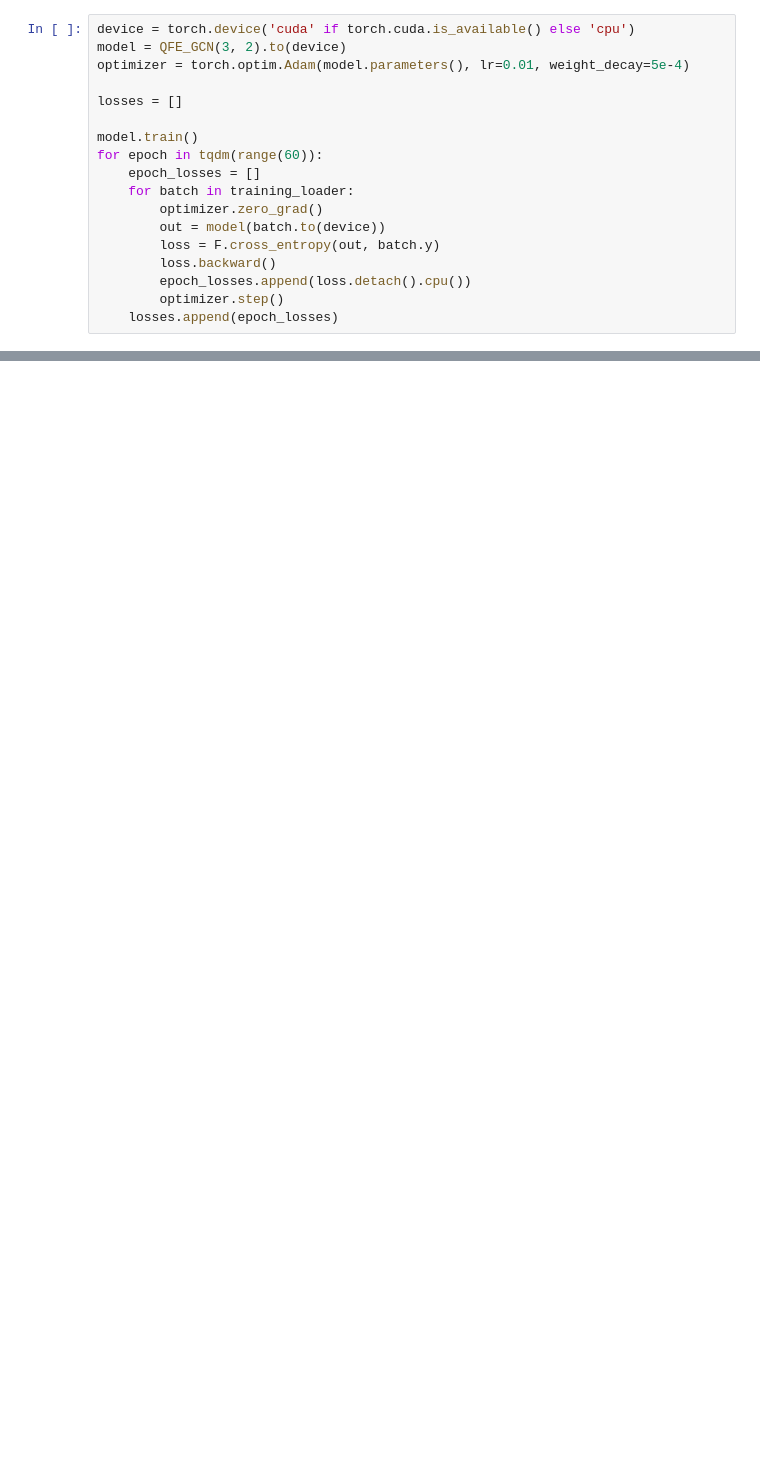
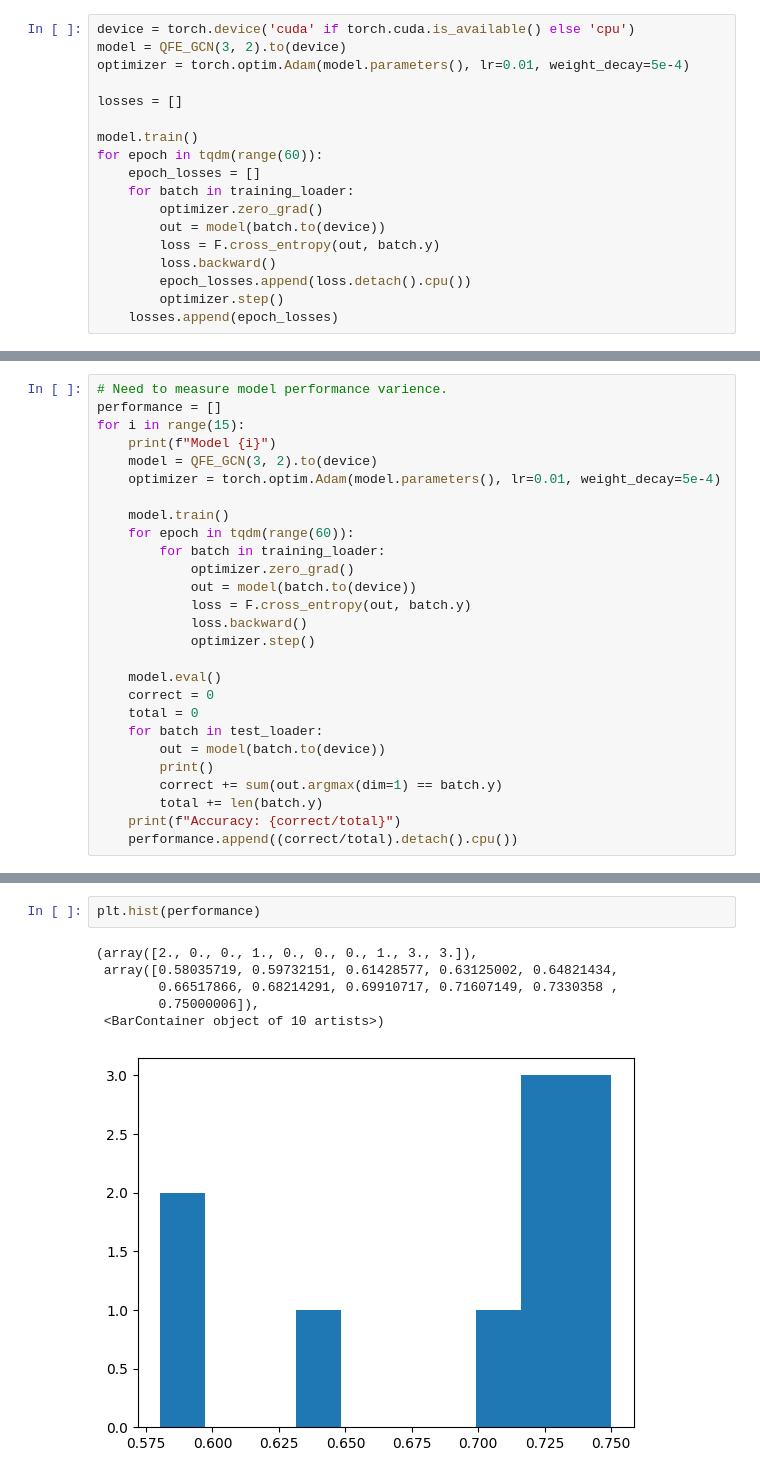
Before and after one commit to jsimonrichard/QFE-Experiments, a Jupyter notebook: PROTEINS_QFE_pennylane.ipynb, the cells around one changed output, grey strips where cells are left out. Cells and saved outputs as stored; diff of their text form; blank space fills up the shorter version.

```diff
--- a/PROTEINS_QFE_pennylane.ipynb
+++ b/PROTEINS_QFE_pennylane.ipynb
@@ -136,0 +152,27 @@ Accuracy: 0.7767857313156128
+# %%
+# Need to measure model performance varience.
+performance = []
+for i in range(15):
+    print(f"Model {i}")
+    model = QFE_GCN(3, 2).to(device)
+    optimizer = torch.optim.Adam(model.parameters(), lr=0.01, weight_decay=5e-4)
+
+    model.train()
+    for epoch in tqdm(range(60)):
+        for batch in training_loader:
+            optimizer.zero_grad()
+            out = model(batch.to(device))
+            loss = F.cross_entropy(out, batch.y)
+            loss.backward()
+            optimizer.step()
+
+    model.eval()
+    correct = 0
+    total = 0
+    for batch in test_loader:
+        out = model(batch.to(device))
+        print()
+        correct += sum(out.argmax(dim=1) == batch.y)
+        total += len(batch.y)
+    print(f"Accuracy: {correct/total}")
+    performance.append((correct/total).detach().cpu())
@@ -136,0 +202,9 @@ Accuracy: 0.7767857313156128
+# %%
+plt.hist(performance)
+# %% [output]
+(array([2., 0., 0., 1., 0., 0., 0., 1., 3., 3.]),
+ array([0.58035719, 0.59732151, 0.61428577, 0.63125002, 0.64821434,
+        0.66517866, 0.68214291, 0.69910717, 0.71607149, 0.7330358 ,
+        0.75000006]),
+ <BarContainer object of 10 artists>)
+[figure, added]
```
Also changed, not shown: parts of 9 cells of this notebook, 3 other files.
